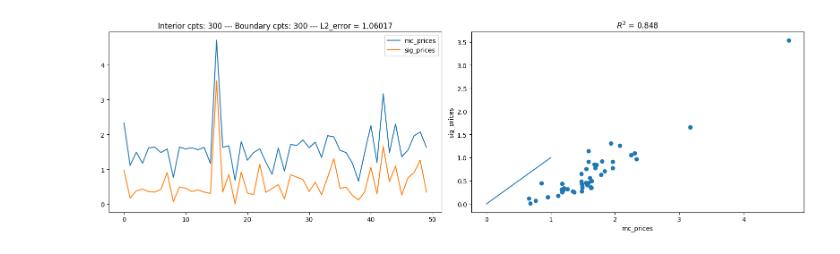
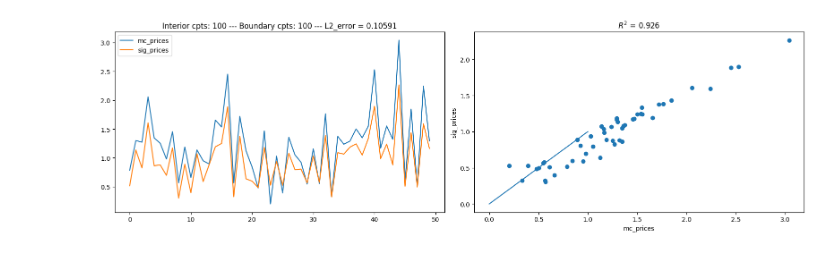
Before and after one commit to yousif-alnaimi/sigoptim, a Jupyter notebook: ppdes/fBM_ppde.ipynb, the cells around one changed output. Cells and saved outputs as stored; diff of their text form; code cells hidden in the pictures.

```diff
--- a/ppdes/fBM_ppde.ipynb
+++ b/ppdes/fBM_ppde.ipynb
@@ -16,7 +16,7 @@ device = torch.device("cuda" if torch.cuda.is_available() else "cpu")
 # model parameters
 T, a         = 1., -.4
 n_increments = 20
-log_strike   = -5.
+log_strike   = -1.
 payoff       = lambda p: max(np.exp(p[-1]) - np.exp(log_strike), 0.) # call
 
 # evaluation points
@@ -54,14 +61,14 @@ n_samples_MC_exact = 10000
 mc_pricer_exact = fBM_MC_pricer(n_increments, n_samples_MC_exact, T, a)
 mc_prices_exact = mc_pricer_exact.fit_predict(t_inds_eval, paths_eval, payoff)
 # %%
-m = 300
-n = 300
+m = 100
+n = 100
 
-sigma_t, sigma_sig, dyadic_order, max_batch = 1e0, 1e6, 1, 100
+sigma_t, sigma_sig, dyadic_order, max_batch = 1e1, 1e5, 1, 100
 
 sig_pricer = fBM_sigkernel_pricer(n_increments, m, n, T, a, sigma_t, sigma_sig, dyadic_order, max_batch, device)
 sig_pricer.fit(payoff)
 sig_prices = sig_pricer.predict(t_inds_eval, paths_eval)
 plot_results(mc_prices_exact, sig_prices, m, n, error_fn, error_name)
 # %% [output]
-[figure, old version]
+[figure, new version]
```
Also changed, not shown: parts of 4 cells of this notebook, 3 other files.
